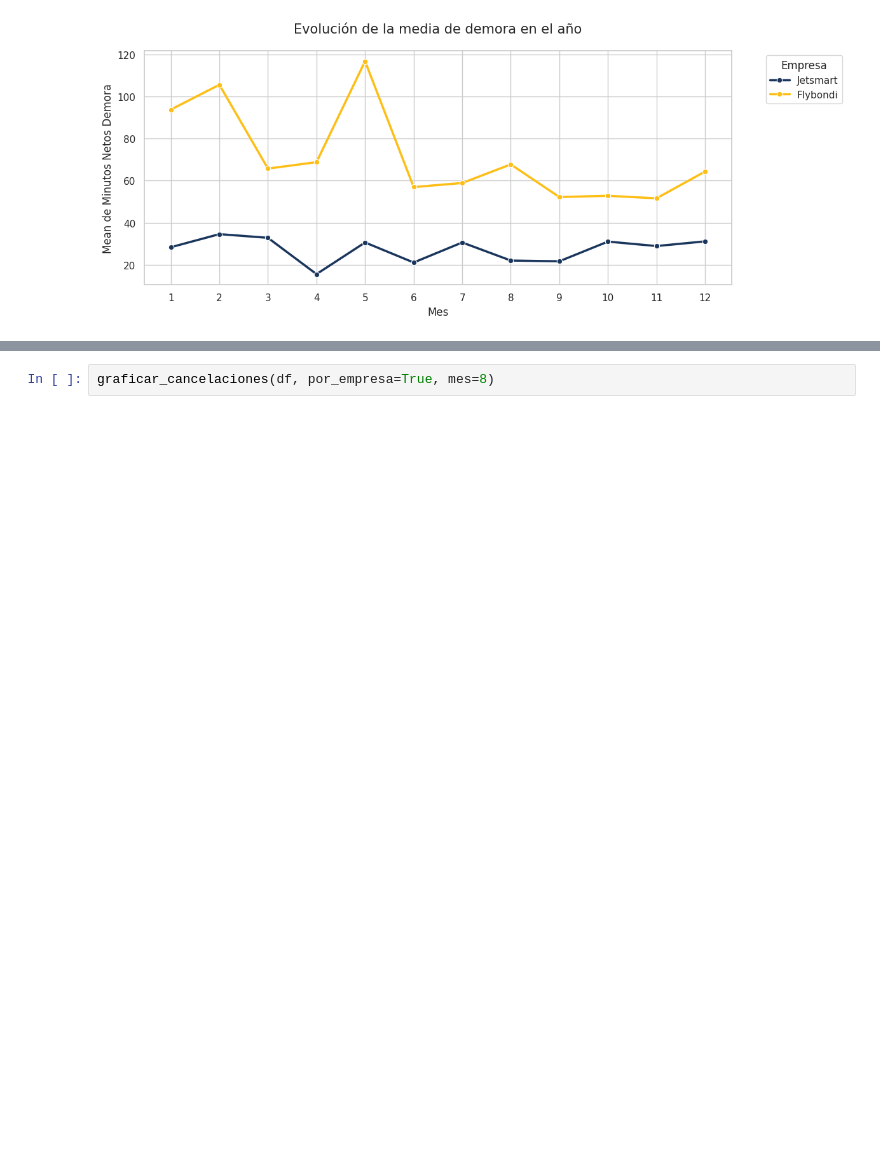
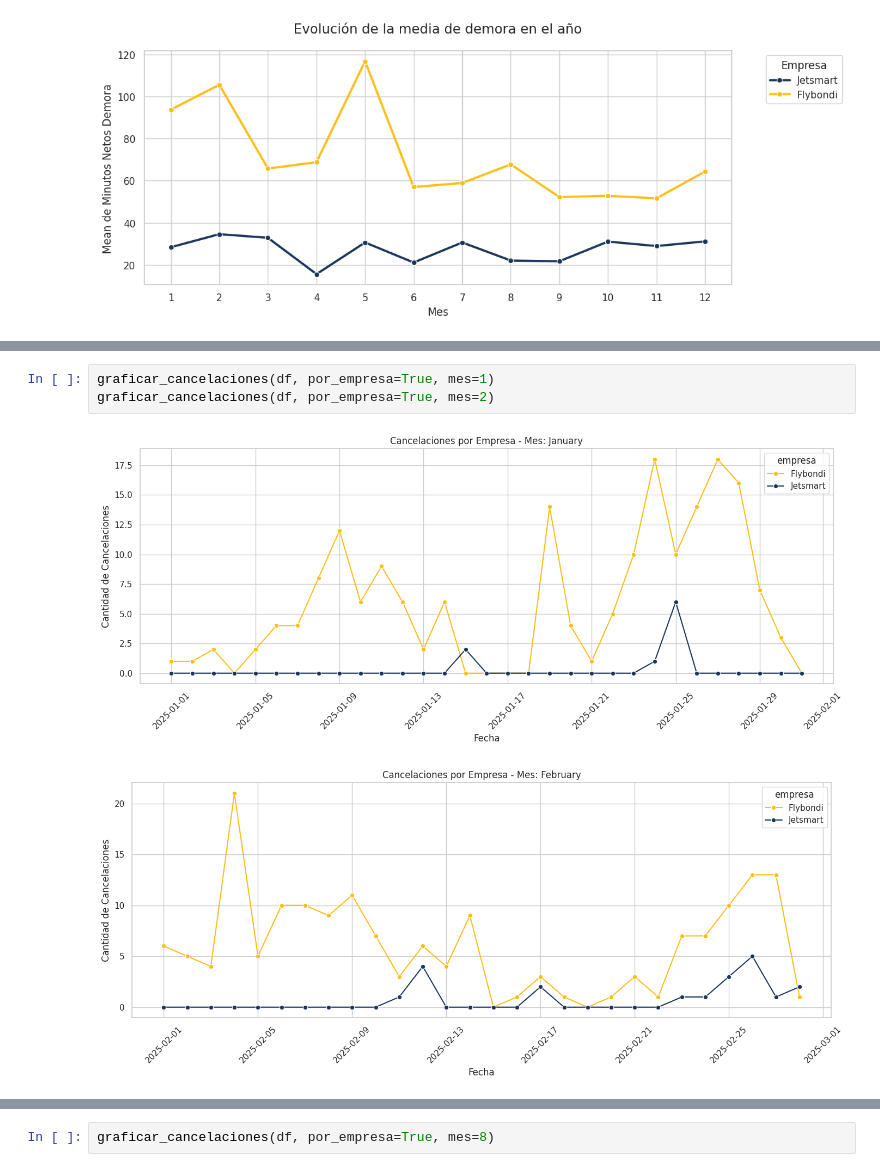
Before and after one commit to parivgabriela/Data_mining, a Jupyter notebook: analisis_estado_vuelos/notebooks/03_EDA_reporte.ipynb, the cells around one changed output, grey strips where cells are left out. Cells and saved outputs as stored; diff of their text form; blank space fills up the shorter version.

```diff
--- a/analisis_estado_vuelos/notebooks/03_EDA_reporte.ipynb
+++ b/analisis_estado_vuelos/notebooks/03_EDA_reporte.ipynb
@@ -472 +534,7 @@ graficar_cancelaciones(df, por_empresa=True)
+# %%
+graficar_cancelaciones(df, por_empresa=True, mes=1)
+graficar_cancelaciones(df, por_empresa=True, mes=2)
+# %% [output]
+[figure, added]
+[figure, added]
 # %%
```
Also changed, not shown: parts of 26 cells of this notebook.
